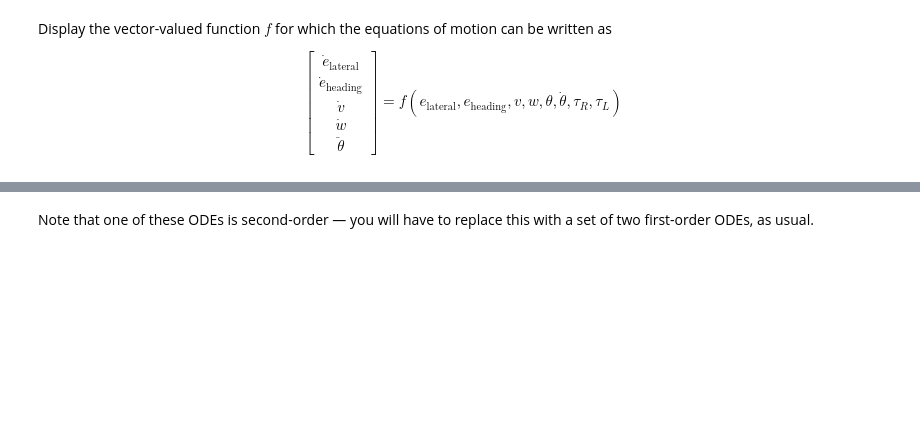
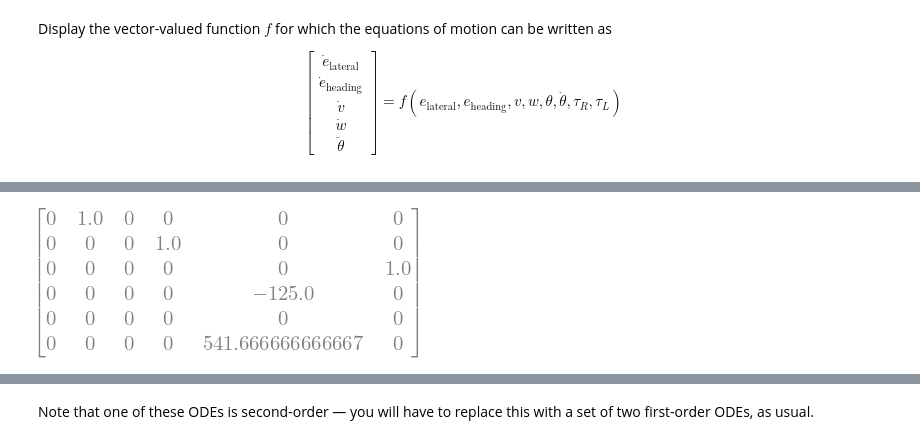
Before and after one commit to KabirDCheema/DP2-A-Controllable-Differential-Drive-Segway-Course-in-Artificial-Gravity, a Jupyter notebook: DeriveEOM-Alonzo.ipynb, the cells around one changed output, grey strips where cells are left out. Cells and saved outputs as stored; diff of their text form; code cells hidden in the pictures; blank space fills up the shorter version.

```diff
--- a/DeriveEOM-Alonzo.ipynb
+++ b/DeriveEOM-Alonzo.ipynb
@@ -135,0 +219,5 @@ print(f'{mechanics.mlatex(f)}')
+# %%
+A_tex = sym.Matrix(A)
+A_tex
+# %% [output]
+[figure, added]
```
Also changed, not shown: parts of 22 cells of this notebook.
